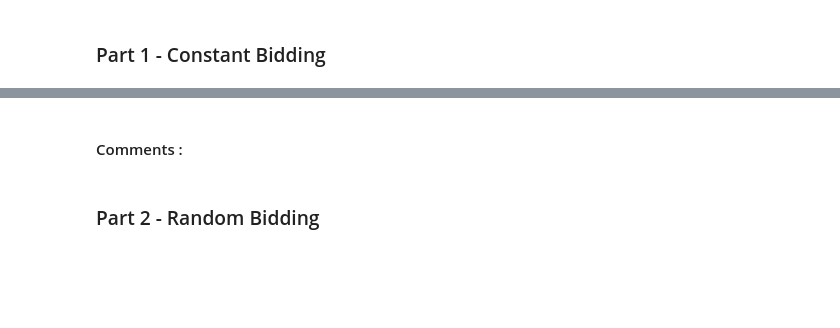
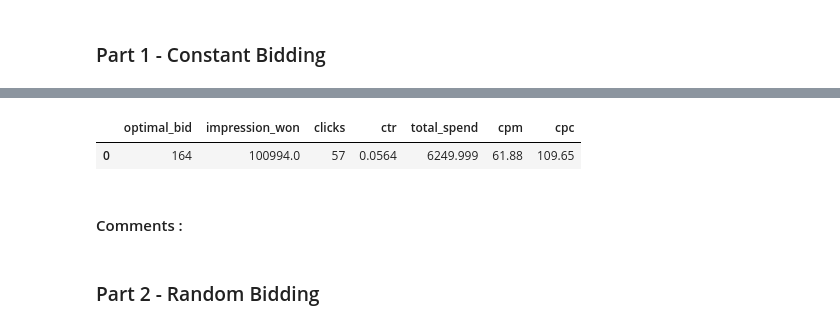
Before and after one commit to FaizalNafis/maai_bid_strategy, a Jupyter notebook: Q2_BasicBiddingStrategies.ipynb, the cells around one changed output, grey strips where cells are left out. Cells and saved outputs as stored; diff of their text form; code cells hidden in the pictures; blank space fills up the shorter version.

```diff
--- a/Q2_BasicBiddingStrategies.ipynb
+++ b/Q2_BasicBiddingStrategies.ipynb
@@ -280,3 +159,23 @@ winning_bid_clicks
+# %%
+### Evaluate Optimal Constant Bid found, on Validation Set
+
+the_bid = opt_const.iloc[0]['constant_bids']
+
+[impressions, clicks, costs] = eval_bid(the_bid,val_df)
+
+ctr = (val_metrics['clicks']/val_metrics['impression_won'] * 100).round(4).astype(str)
+cpm = (val_metrics['total_spend']/val_metrics['impression_won'] * 1000).round(2).astype(str)
+cpc = (val_metrics['total_spend']/val_metrics['clicks']).round(2).astype(str)
+
+
+data = {'optimal_bid' : the_bid, 'impression_won' : impressions, 'clicks' : clicks
+        ,'ctr' : ctr , 'total_spend' : costs/1000,'cpm' : cpm,'cpc' : cpc}
+
+val_metrics = pd.DataFrame(data, index=[0])
+val_metrics
+# %% [output]
+|  | optimal_bid | impression_won | clicks | ctr | total_spend | cpm | cpc |
+| 0 | 164 | 100994.0 | 57 | 0.0564 | 6249.999 | 61.88 | 109.65 |
 # %% [markdown]
 #### Comments :
 # %% [markdown]
```
Also changed, not shown: parts of 20 cells of this notebook.
